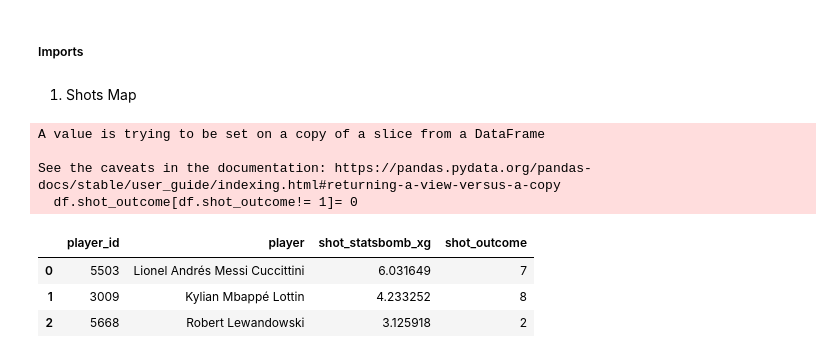
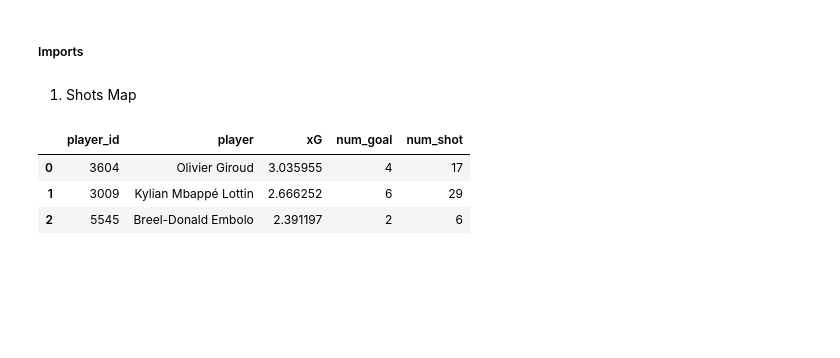
Before and after one commit to Elmehdi9/World-Cup-Data-Visualization, a Jupyter notebook: Notebooks/Shots.ipynb, the cells around one changed output. Cells and saved outputs as stored; diff of their text form; code cells hidden in the pictures; blank space fills up the shorter version.

```diff
--- a/Notebooks/Shots.ipynb
+++ b/Notebooks/Shots.ipynb
@@ -19,24 +24,21 @@ df= pd.read_parquet('../data/shots.parquet')
 # %%
 # Filter data
 df[['X', 'Y']]= pd.DataFrame(df.location.to_list(), index= df.index) # Add shots locaiton (X,Y)
-df= df.loc[df.period!=5] # Exclude penalty shoot-outs shots
+df= df.loc[(df.period!=5) & (df.shot_type!= 'Penalty')] # Exclude penalty shoot-outs shots
 df.shot_outcome.replace({'Goal': 1}, inplace= True) # Asign 1 to 'Goal'
 df.shot_outcome[df.shot_outcome!= 1]= 0
 
 # Players cumulative xG and numbre of goals
 DF= df.groupby(['player_id', 'player'])\
-        .agg({'shot_statsbomb_xg': 'sum', 'shot_outcome': 'sum'})\
+        .agg({'shot_statsbomb_xg': 'sum', 'shot_outcome': 'sum', 'type': 'count'})\
         .sort_values(by='shot_statsbomb_xg', ascending= False).reset_index()
+DF.rename(columns= {'shot_statsbomb_xg': 'xG', 'shot_outcome': 'num_goal', 'type': 'num_shot'}, inplace=True)
 DF.head(3)
 # %% [output]
-A value is trying to be set on a copy of a slice from a DataFrame
-
-See the caveats in the documentation: https://pandas.pydata.org/pandas-docs/stable/user_guide/indexing.html#returning-a-view-versus-a-copy
-  df.shot_outcome[df.shot_outcome!= 1]= 0
-|  | player_id | player | shot_statsbomb_xg | shot_outcome |
-| 0 | 5503 | Lionel Andrés Messi Cuccittini | 6.031649 | 7 |
-| 1 | 3009 | Kylian Mbappé Lottin | 4.233252 | 8 |
-| 2 | 5668 | Robert Lewandowski | 3.125918 | 2 |
+|  | player_id | player | xG | num_goal | num_shot |
+| 0 | 3604 | Olivier Giroud | 3.035955 | 4 | 17 |
+| 1 | 3009 | Kylian Mbappé Lottin | 2.666252 | 6 | 29 |
+| 2 | 5545 | Breel-Donald Embolo | 2.391197 | 2 | 6 |
 # %%
 #Plotting
 pitch = VerticalPitch(pitch_type= 'statsbomb',pad_bottom=0.5, half= True, goal_type= 'box', goal_alpha=0.8,  line_color='black')
```
Also changed, not shown: parts of 4 cells of this notebook, 1 other file.
